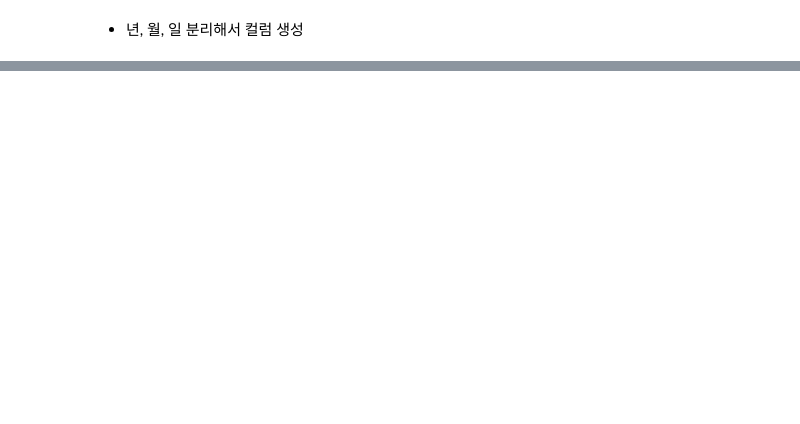
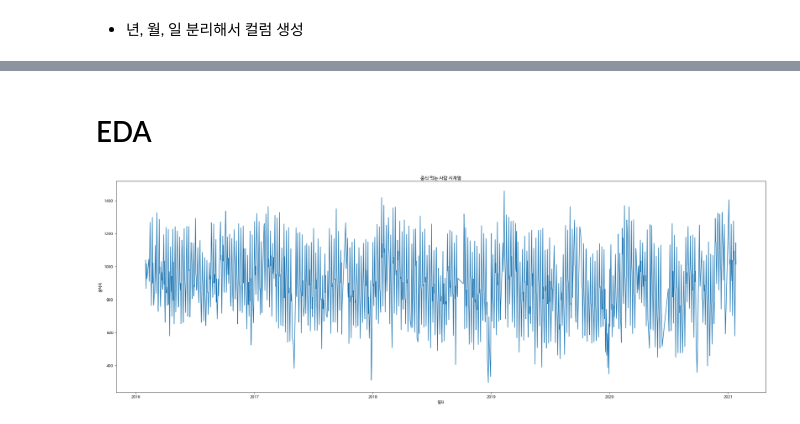
Before and after one commit to convin305/sum_daycon, a Jupyter notebook: [Dacon]구내식당 식수인원예측/구내식당_식수_인원_예측.ipynb, the cells around one changed output, grey strips where cells are left out. Saved outputs shown, nothing was run; the diff lists cells and outputs as text; code cells hidden in the pictures; blank space fills up the shorter version.

```diff
--- a/[Dacon]구내식당 식수인원예측/구내식당_식수_인원_예측.ipynb
+++ b/[Dacon]구내식당 식수인원예측/구내식당_식수_인원_예측.ipynb
@@ -7,6 +7,16 @@ import datetime as dt
 
 import warnings
 warnings.filterwarnings(action='ignore')
+# %%
+from google.colab import output
+
+!sudo apt-get install -y fonts-nanum
+!sudo fc-cache -fv
+!rm ~/.cache/matplotlib -rf
+
+plt.rc('font', family='NanumBarunGothic')
+
+output.clear()
 # %% [markdown]
 # 데이터 인풋
 # %%
@@ -140,3 +162,12 @@ test.isnull().sum()
 월                 0
 일                 0
 dtype: int64
+# %% [markdown]
+# EDA
+# %%
+plt.figure(figsize=(30,10))
+sns.lineplot(x='일자', y="중식계", data=train)
+plt.title("중식 먹는 사람 시계열")
+plt.show()
+# %% [output]
+[figure, added]
```
Also changed, not shown: parts of 59 cells of this notebook.
